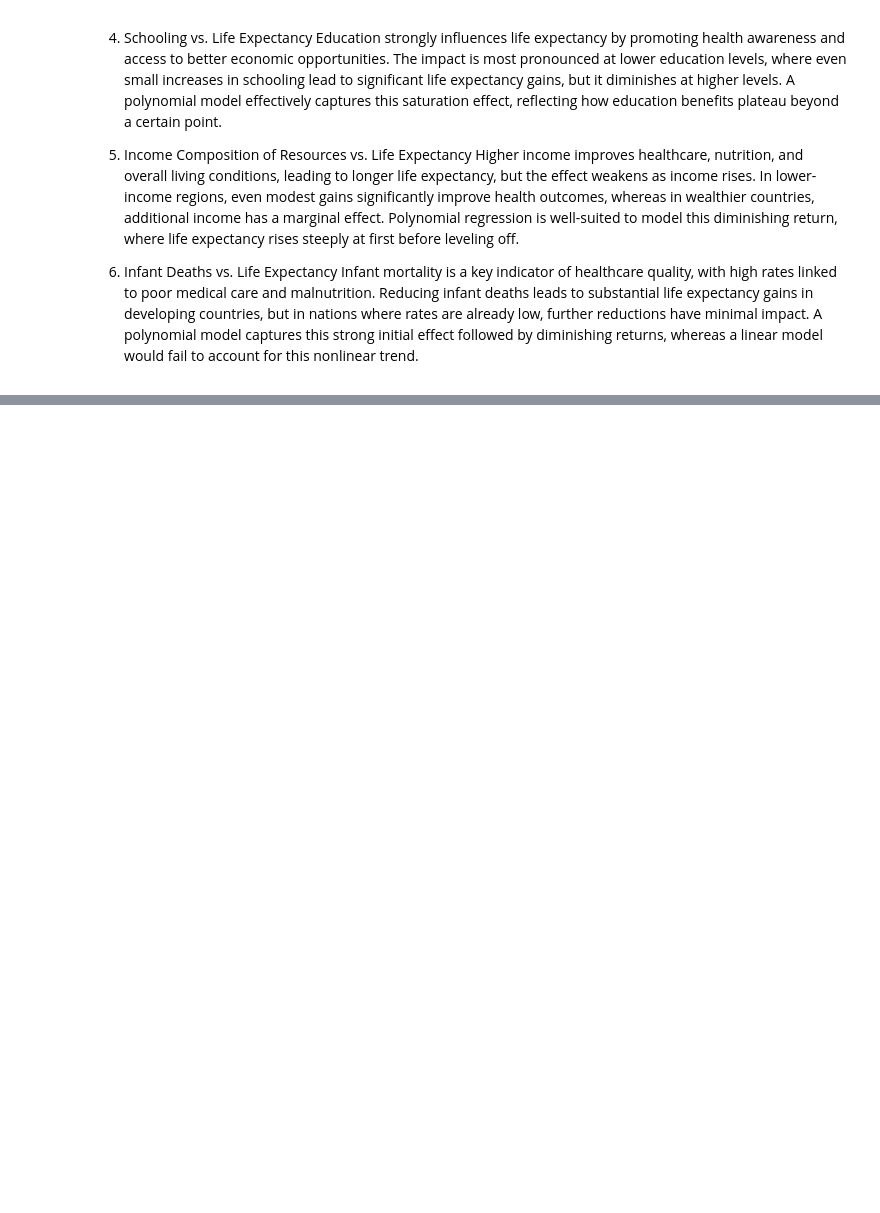
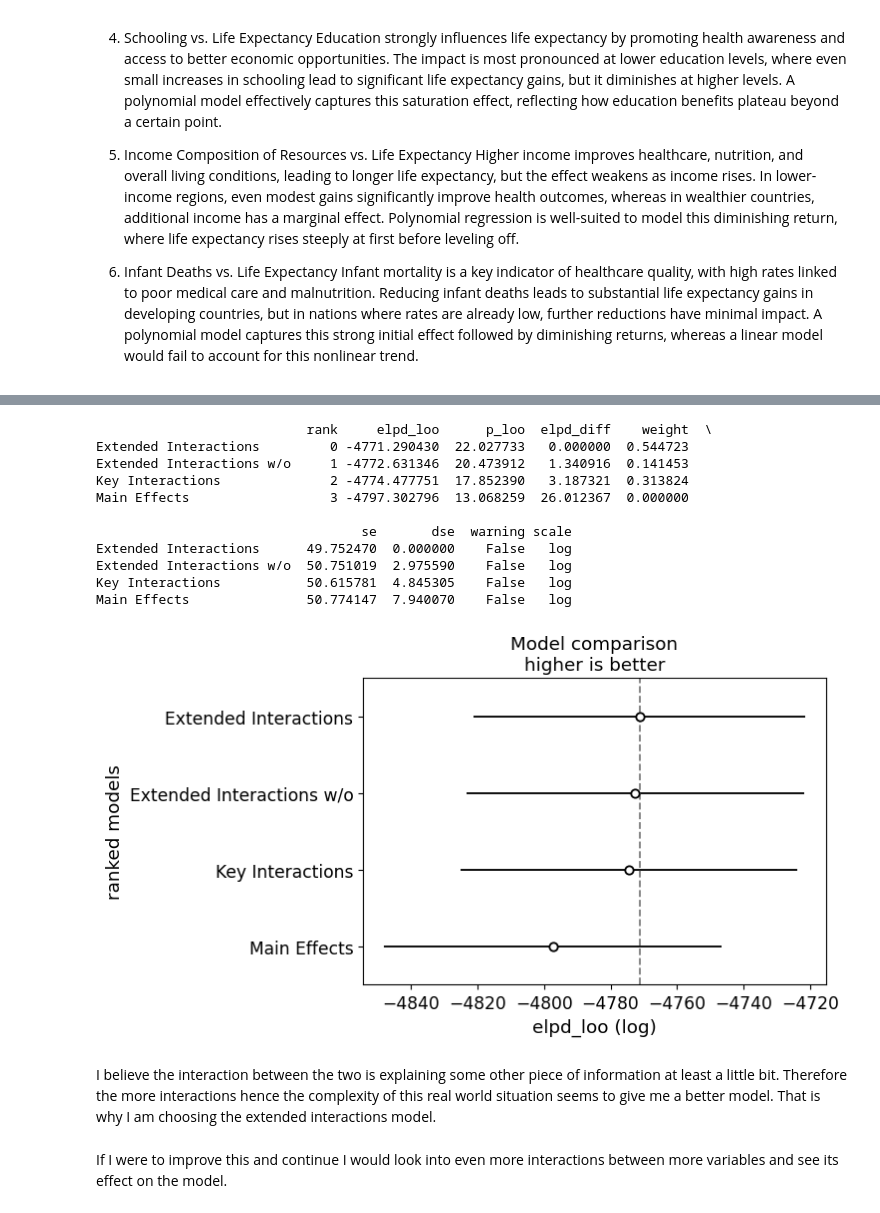
Before and after one commit to Rakeshscode/Data-Science, a Jupyter notebook: Unit7Project.ipynb, the cells around one changed output, grey strips where cells are left out. Cells and saved outputs as stored; diff of their text form; code cells hidden in the pictures; blank space fills up the shorter version.

```diff
--- a/Unit7Project.ipynb
+++ b/Unit7Project.ipynb
@@ -176,0 +320,5 @@ Infant mortality is a key indicator of healthcare quality, with high rates linke
+# %%
+model_extended_no1 = bmb.Model("`Life expectancy ` ~ `Total expenditure` + `infant deaths` + `Adult Mortality` + `Alcohol` + `Schooling` + `Income composition of resources` + \
+                            `Total expenditure`*`infant deaths` + `Total expenditure`*`Adult Mortality` + `Alcohol`*`Adult Mortality` + `Schooling`*`Income composition of resources` + \
+                            `Income composition of resources`*`Total expenditure`",
+                           data=data1).fit(idata_kwargs={"log_likelihood": True})
@@ -176,0 +328,33 @@ Infant mortality is a key indicator of healthcare quality, with high rates linke
+# %%
+# Perform model comparison using ELPD-LOO
+compare = az.compare(
+    {
+        "Main Effects": model_main,
+        "Key Interactions": model_interactions,
+        "Extended Interactions": model_extended,
+        "Extended Interactions w/o": model_extended_no1
+    },
+    #method="loo"
+)
+
+# Print and visualize comparison
+print(compare)
+az.plot_compare(compare)
+plt.show()
+# %% [output]
+                           rank     elpd_loo      p_loo  elpd_diff    weight  \
+Extended Interactions         0 -4771.290430  22.027733   0.000000  0.544723
+Extended Interactions w/o     1 -4772.631346  20.473912   1.340916  0.141453
+Key Interactions              2 -4774.477751  17.852390   3.187321  0.313824
+Main Effects                  3 -4797.302796  13.068259  26.012367  0.000000
+
+                                  se       dse  warning scale
+Extended Interactions      49.752470  0.000000    False   log
+Extended Interactions w/o  50.751019  2.975590    False   log
+Key Interactions           50.615781  4.845305    False   log
+Main Effects               50.774147  7.940070    False   log
+[figure, added]
+# %% [markdown]
+I believe the interaction between the two is explaining some other piece of information at least a little bit. Therefore the more interactions hence the complexity of this real world situation seems to give me a better model. That is why I am choosing the extended interactions model.
+# %% [markdown]
+If I were to improve this and continue I would look into even more interactions between more variables and see its effect on the model.
```
Also changed, not shown: parts of 13 cells of this notebook.
